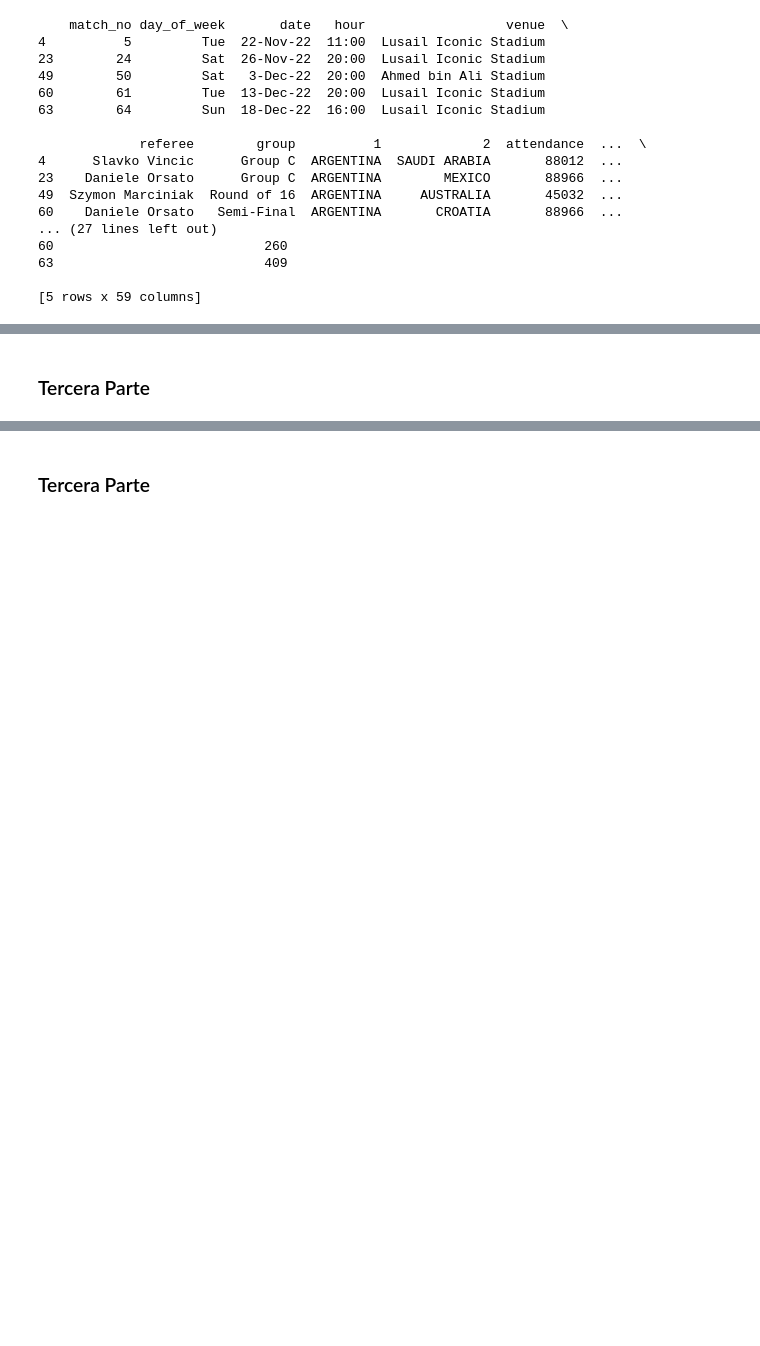
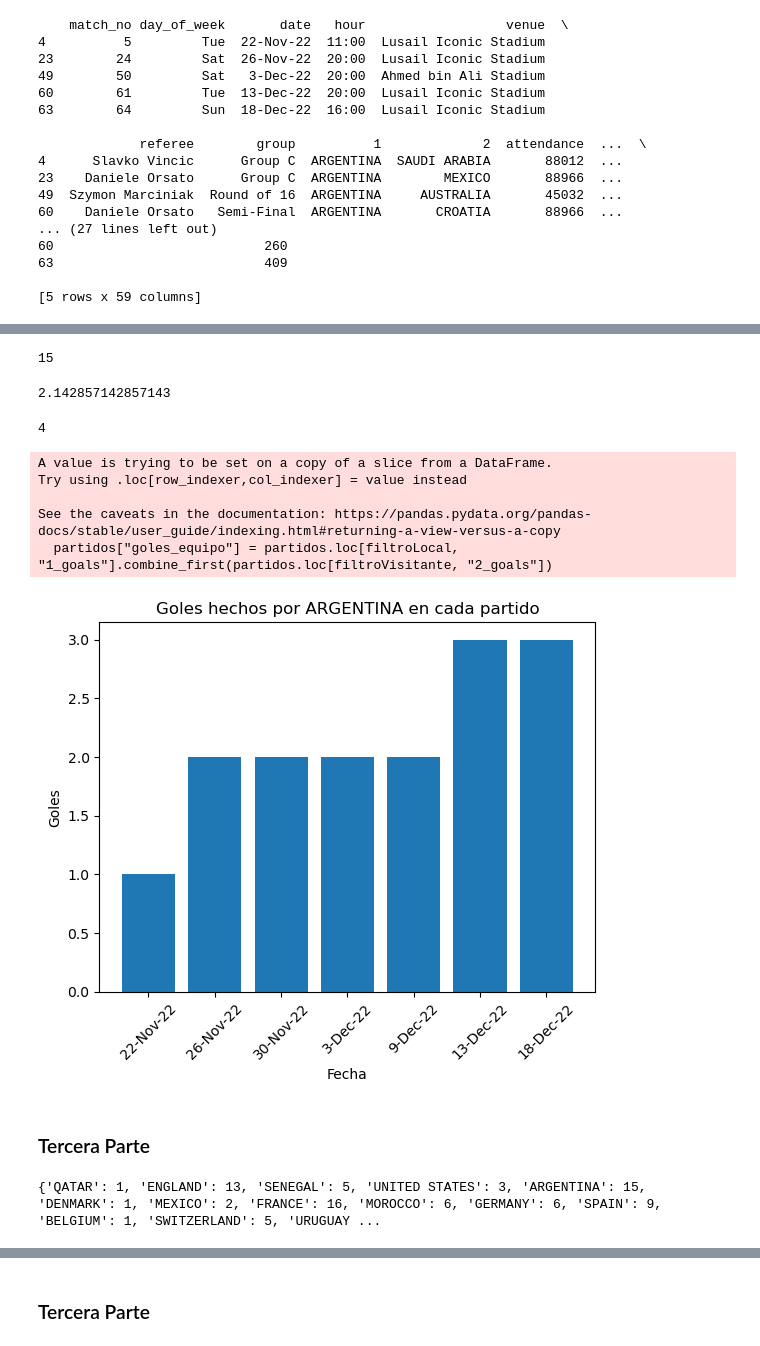
Before and after one commit to ivann641/Tecnologias_Exponenciales_2025, a Jupyter notebook: mundial_qatar_2022.ipynb, the cells around one changed output, grey strips where cells are left out. Drawn from its saved outputs; the diff is of its cells as text; code cells hidden in the pictures; blank space fills up the shorter version.

```diff
--- a/mundial_qatar_2022.ipynb
+++ b/mundial_qatar_2022.ipynb
@@ -163,0 +149,4 @@ goles : int =
+# %%
+equipo : str = "ARGENTINA"
+filtroVisitante : pd.Series = mundial["2"] == equipo
+print(mundial[filtroVisitante])
@@ -163,0 +171,6 @@ goles : int =
+# %%
+filtroLocal : pd.Series = mundial["1"] == equipo
+filtroTotal : pd.Series = filtroLocal | filtroVisitante
+
+partidos : pd.DataFrame = mundial[filtroTotal]
+print(partidos)
@@ -164,8 +195,24 @@ goles : int =
+# %%
+goles_local = mundial.loc[filtroLocal, "1_goals"].sum()
+goles_visitante = mundial.loc[filtroVisitante, "2_goals"].sum()
+goles : int = goles_local + goles_visitante
+
+print(goles)
+# %% [output]
+15
 # %%
 # Cuantos goles hizo el equipo en promedio
-# Completar
+promedio_goles = goles / len(partidos)
+print(promedio_goles)
+# %% [output]
+2.142857142857143
 # %%
 # Cuantos partidos gano el equipo
 # Completar
 
-ganados : int =
+ganados : int = ((mundial.loc[filtroLocal, "1_goals"] > mundial.loc[filtroLocal, "2_goals"]).sum() +
+                 (mundial.loc[filtroVisitante, "2_goals"] > mundial.loc[filtroVisitante, "1_goals"]).sum())
+
+print(ganados)
+# %% [output]
+4
@@ -177,11 +219,33 @@ fig, ax = plt.subplots()
+# %%
+# Graficar los goles hechos por el equipo en cada partido
+
+fig, ax = plt.subplots()
+partidos["goles_equipo"] = partidos.loc[filtroLocal, "1_goals"].combine_first(partidos.loc[filtroVisitante, "2_goals"])
+ax.bar(partidos["date"], partidos["goles_equipo"])
+ax.set_title(f"Goles hechos por {equipo} en cada partido")
+ax.set_xlabel("Fecha")
+ax.set_ylabel("Goles")
+plt.xticks(rotation=45)
+plt.show()
+# %% [output]
+A value is trying to be set on a copy of a slice from a DataFrame.
+Try using .loc[row_indexer,col_indexer] = value instead
+
+See the caveats in the documentation: https://pandas.pydata.org/pandas-docs/stable/user_guide/indexing.html#returning-a-view-versus-a-copy
+  partidos["goles_equipo"] = partidos.loc[filtroLocal, "1_goals"].combine_first(partidos.loc[filtroVisitante, "2_goals"])
+[figure, added]
 # %% [markdown]
 ### Tercera Parte
 # %%
 # Contar cuantos goles hizo cada equipo en total en el mundial
 # Completar
 
-equipos =
-goles =
+equipos = pd.concat([mundial["1"], mundial["2"]]).unique()
+goles = {equipo: mundial[mundial["1"] == equipo]["1_goals"].sum() + mundial[mundial["2"] == equipo]["2_goals"].sum() for equipo in equipos}
+
+print(goles)
+# %% [output]
+{'QATAR': 1, 'ENGLAND': 13, 'SENEGAL': 5, 'UNITED STATES': 3, 'ARGENTINA': 15, 'DENMARK': 1, 'MEXICO': 2, 'FRANCE': 16, 'MOROCCO': 6, 'GERMANY': 6, 'SPAIN': 9, 'BELGIUM': 1, 'SWITZERLAND': 5, 'URUGUAY ...
 # %%
 # Graficar los goles por equipo en todo el mundial
 
```
Also changed, not shown: parts of 13 cells of this notebook.
